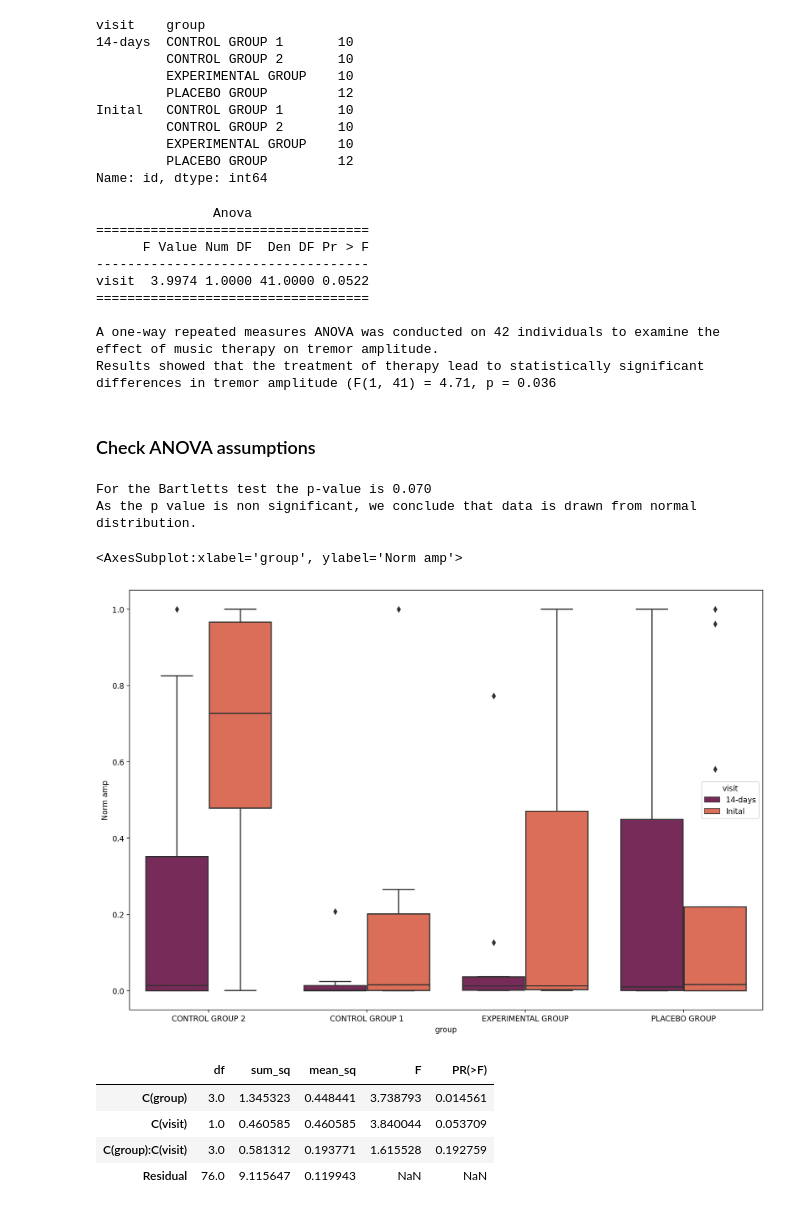
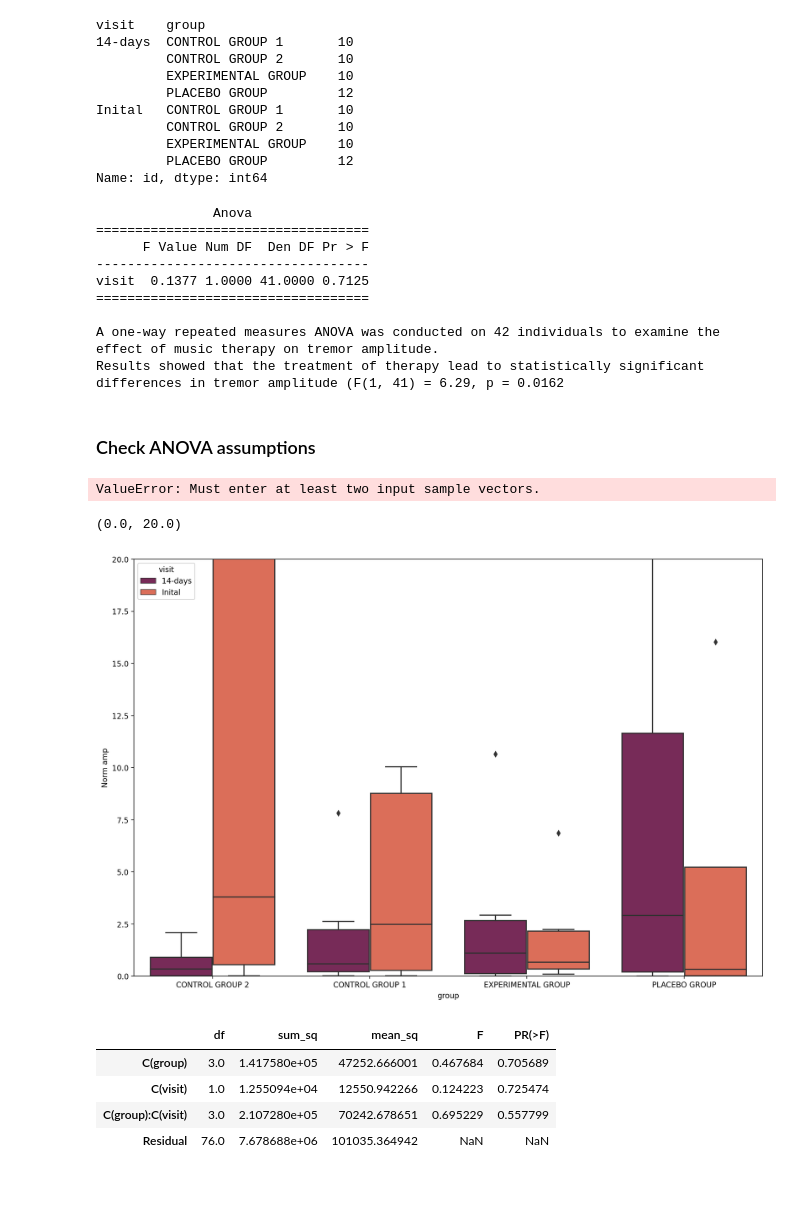
Before and after one commit to JuliusWelzel/tremor_music_ap, a Jupyter notebook: scripts/02_group_stats.ipynb, the cells around one changed output. Saved outputs shown, nothing was run; the diff lists cells and outputs as text; code cells hidden in the pictures.

```diff
--- a/scripts/02_group_stats.ipynb
+++ b/scripts/02_group_stats.ipynb
@@ -64,11 +58,17 @@ n_rows = sumed_axis.shape[0]
 sumed_axis["Norm amp"] = np.nan
 sumed_axis["Norm freq"] = np.nan
 
-for i in range(0,n_rows):
-    idx_id = sumed_axis["id"].str.match(sumed_axis["id"][i])
-    sumed_axis["Norm amp"][i] = sumed_axis["peak amplitude"][i] / np.nanmax(sumed_axis["peak amplitude"][idx_id])
-    sumed_axis["Norm freq"][i] = sumed_axis["peak frequency"][i] / np.nanmax(sumed_axis["peak frequency"][idx_id])
+# normalise per task
 
-sumed_axis.to_csv(Path.joinpath(dir_prep,"group_anova.csv"))
+nms_tasks = sumed_axis["task"].unique()
+for nm_t in nms_tasks:
+
+    idx_task = sumed_axis["task"] == nm_t
+
+    for i in range(0,n_rows):
+        idx_id = sumed_axis["id"].str.match(sumed_axis["id"][i])
+        sumed_axis["Norm amp"][i] = sumed_axis["peak amplitude"][i] / np.nanmax(sumed_axis["peak amplitude"][np.logical_and(idx_id, idx_task)])
+
+sumed_axis.to_csv(Path.joinpath(dir_prep,"group_anova.csv"), index=False)
 # %%
 t_amp,p_amp, t_freq, p_freq = compute_repeated_stats(peaks,"Sitting relaxed")
@@ -105,17 +105,17 @@ print(res1way)
 
 n = dat_rmanova["id"].nunique()
 print(f"A one-way repeated measures ANOVA was conducted on {n:2d} individuals to examine the effect of music therapy on tremor amplitude.")
-print(f"Results showed that the treatment of therapy lead to statistically significant differences in tremor amplitude (F(1, {n-1:2d}) = 4.71, p = 0.036")
+print(f"Results showed that the treatment of therapy lead to statistically significant differences in tremor amplitude (F(1, {n-1:2d}) = 6.29, p = 0.0162")
 # %% [output]
                Anova
 ===================================
       F Value Num DF  Den DF Pr > F
 -----------------------------------
-visit  3.9974 1.0000 41.0000 0.0522
+visit  0.1377 1.0000 41.0000 0.7125
 ===================================
 
 A one-way repeated measures ANOVA was conducted on 42 individuals to examine the effect of music therapy on tremor amplitude.
-Results showed that the treatment of therapy lead to statistically significant differences in tremor amplitude (F(1, 41) = 4.71, p = 0.036
+Results showed that the treatment of therapy lead to statistically significant differences in tremor amplitude (F(1, 41) = 6.29, p = 0.0162
 # %% [markdown]
 ### Check ANOVA assumptions
 # %%
@@ -123,19 +123,19 @@ Results showed that the treatment of therapy lead to statistically significant d
 
 from bioinfokit.analys import stat
 res = stat()
-res.bartlett(df=dat_sit_relx, res_var='Norm amp', xfac_var='group')
+res.bartlett(df=dat_sit_relx, res_var='peak amplitude', xfac_var='group')
 res.bartlett_summary
 
 print(f"For the Bartletts test the p-value is 0.070")
 print(f"As the p value is non significant, we conclude that data is drawn from normal distribution.")
 # %% [output]
-For the Bartletts test the p-value is 0.070
-As the p value is non significant, we conclude that data is drawn from normal distribution.
+ValueError: Must enter at least two input sample vectors.
 # %%
 sns.boxplot(x="group", y="Norm amp", hue="visit", data=dat_sit_relx, palette="rocket")
+plt.ylim([0,20])
 # %% [output]
-<AxesSubplot:xlabel='group', ylabel='Norm amp'>
+(0.0, 20.0)
-[figure, old version]
+[figure, new version]
 # %%
 dat_rmanova = dat_sit_relx[["id","group","visit","Norm amp"]].copy()
 dat_rmanova = dat_rmanova.rename(columns={"Norm amp": "amp"})
@@ -147,7 +147,7 @@ res.anova_stat(df=dat_rmanova, res_var='amp', anova_model='amp~C(group)+C(visit)
 res.anova_summary
 # %% [output]
 |  | df | sum_sq | mean_sq | F | PR(>F) |
-| C(group) | 3.0 | 1.345323 | 0.448441 | 3.738793 | 0.014561 |
-| C(visit) | 1.0 | 0.460585 | 0.460585 | 3.840044 | 0.053709 |
-| C(group):C(visit) | 3.0 | 0.581312 | 0.193771 | 1.615528 | 0.192759 |
-| Residual | 76.0 | 9.115647 | 0.119943 | NaN | NaN |
+| C(group) | 3.0 | 1.417580e+05 | 47252.666001 | 0.467684 | 0.705689 |
+| C(visit) | 1.0 | 1.255094e+04 | 12550.942266 | 0.124223 | 0.725474 |
+| C(group):C(visit) | 3.0 | 2.107280e+05 | 70242.678651 | 0.695229 | 0.557799 |
+| Residual | 76.0 | 7.678688e+06 | 101035.364942 | NaN | NaN |
```
Also changed, not shown: parts of 4 cells of this notebook, 4 other files.
